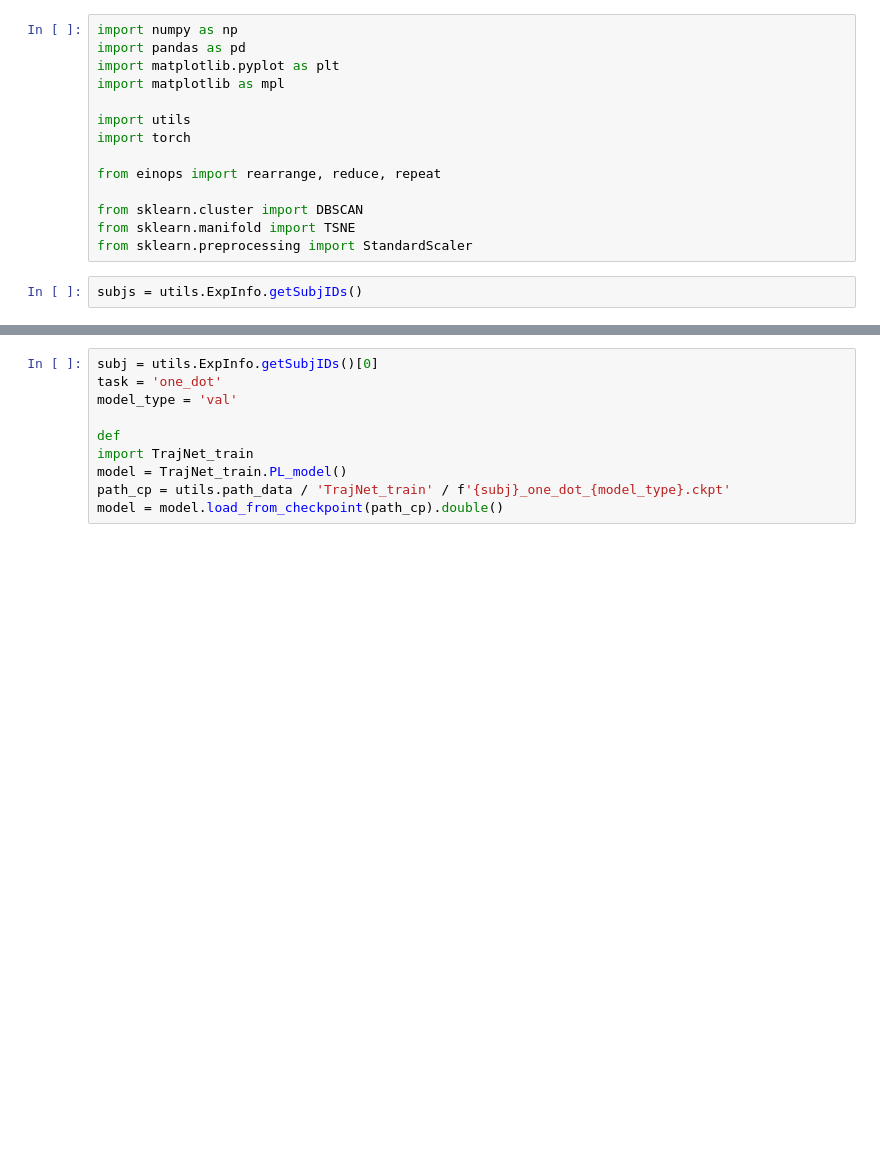
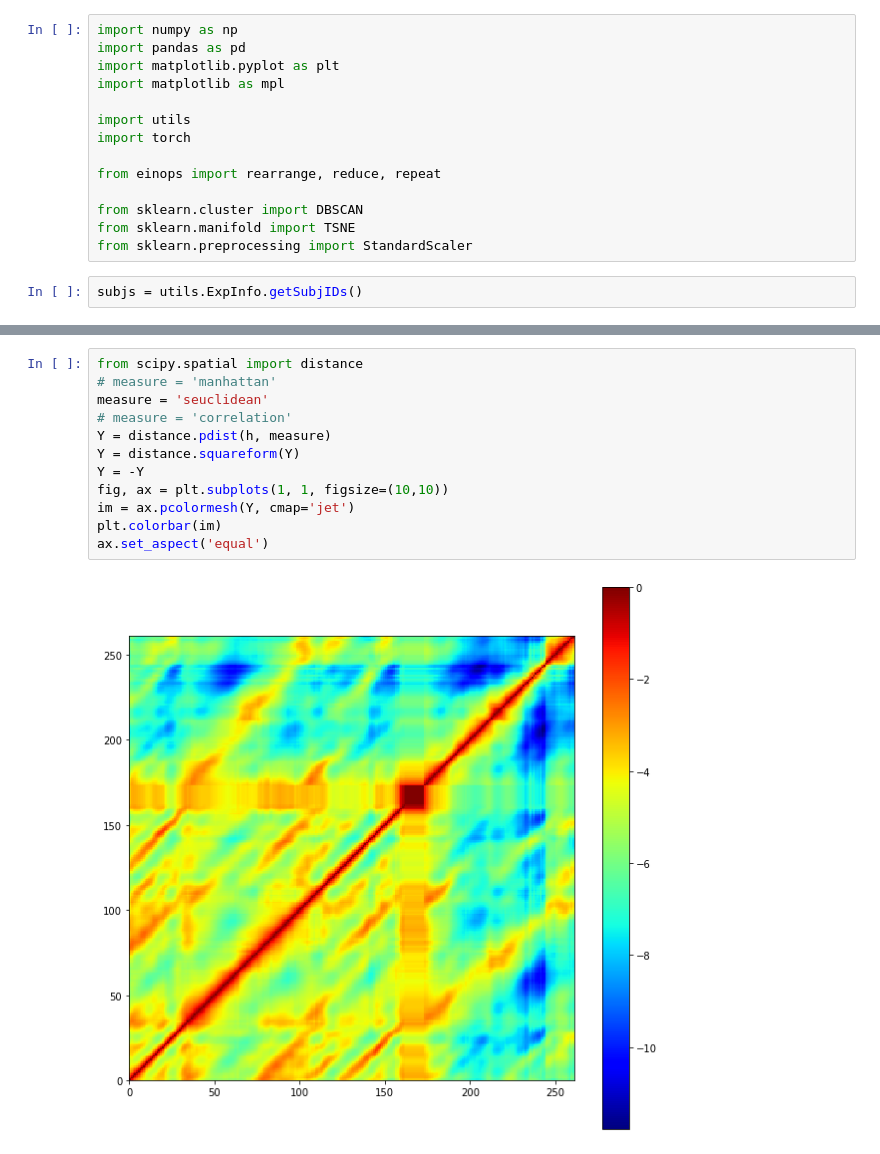
Before and after one commit to acercyc/Keio-Testing_analysis, a Jupyter notebook: src/test_clustering.ipynb, the cells around one changed output, grey strips where cells are left out. Drawn from its saved outputs; the diff is of its cells as text; blank space fills up the shorter version.

```diff
--- a/src/test_clustering.ipynb
+++ b/src/test_clustering.ipynb
@@ -154,10 +110,14 @@ array([-1,  0,  0,  1,  1,  1,  1,  1,  1,  1,  1,  1,  1,  1,  1,  1,  1,
-# %%
-subj = utils.ExpInfo.getSubjIDs()[0]
-task = 'one_dot'
-model_type = 'val'
-
-def
-import TrajNet_train
-model = TrajNet_train.PL_model()
-path_cp = utils.path_data / 'TrajNet_train' / f'{subj}_one_dot_{model_type}.ckpt'
-model = model.load_from_checkpoint(path_cp).double()
+# %%
+from scipy.spatial import distance
+# measure = 'manhattan'
+measure = 'seuclidean'
+# measure = 'correlation'
+Y = distance.pdist(h, measure)
+Y = distance.squareform(Y)
+Y = -Y
+fig, ax = plt.subplots(1, 1, figsize=(10,10))
+im = ax.pcolormesh(Y, cmap='jet')
+plt.colorbar(im)
+ax.set_aspect('equal')
+# %% [output]
+[figure, added]
```
Also changed, not shown: parts of 11 cells of this notebook, 9 other files.
